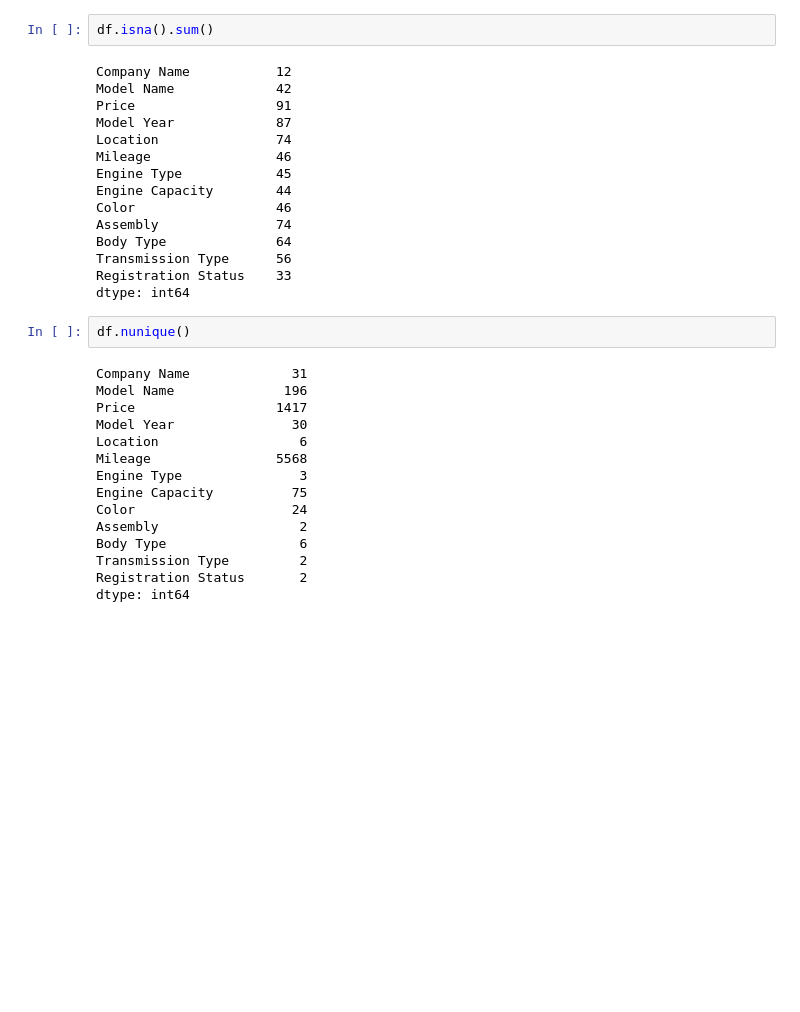
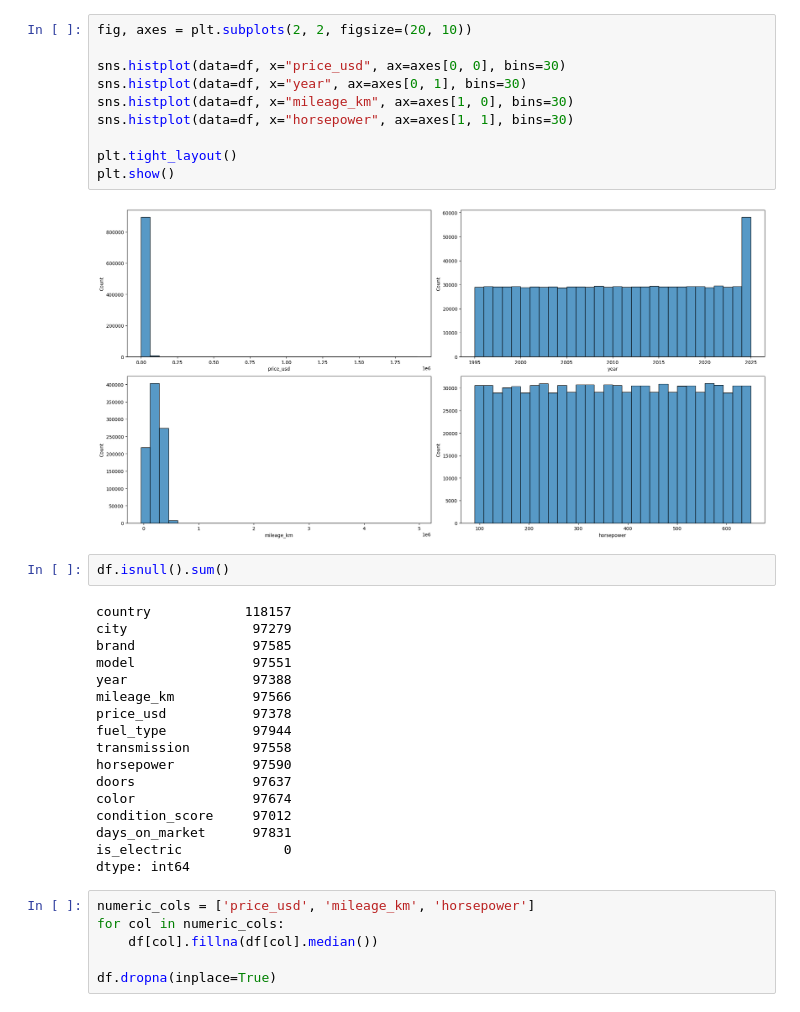
Before and after one commit to revo-off/Car-ism, a Jupyter notebook: eda.ipynb, the cells around one changed output. Drawn from its saved outputs; the diff is of its cells as text; blank space fills up the shorter version.

```diff
--- a/eda.ipynb
+++ b/eda.ipynb
@@ -41,34 +69,37 @@ memory usage: 4.6+ MB
+# %%
+fig, axes = plt.subplots(2, 2, figsize=(20, 10))
+
+sns.histplot(data=df, x="price_usd", ax=axes[0, 0], bins=30)
+sns.histplot(data=df, x="year", ax=axes[0, 1], bins=30)
+sns.histplot(data=df, x="mileage_km", ax=axes[1, 0], bins=30)
+sns.histplot(data=df, x="horsepower", ax=axes[1, 1], bins=30)
+
+plt.tight_layout()
+plt.show()
+# %% [output]
+[figure, added]
 # %%
-df.isna().sum()
+df.isnull().sum()
 # %% [output]
-Company Name           12
-Model Name             42
-Price                  91
-Model Year             87
-Location               74
-Mileage                46
-Engine Type            45
-Engine Capacity        44
-Color                  46
-Assembly               74
-Body Type              64
-Transmission Type      56
-Registration Status    33
+country            118157
+city                97279
+brand               97585
+model               97551
+year                97388
+mileage_km          97566
+price_usd           97378
+fuel_type           97944
+transmission        97558
+horsepower          97590
+doors               97637
+color               97674
+condition_score     97012
+days_on_market      97831
+is_electric             0
 dtype: int64
-# %%
-df.nunique()
-# %% [output]
-Company Name             31
-Model Name              196
-Price                  1417
-Model Year               30
-Location                  6
-Mileage                5568
-Engine Type               3
-Engine Capacity          75
-Color                    24
-Assembly                  2
-Body Type                 6
-Transmission Type         2
-Registration Status       2
-dtype: int64
+# %%
+numeric_cols = ['price_usd', 'mileage_km', 'horsepower']
+for col in numeric_cols:
+    df[col].fillna(df[col].median())
+
+df.dropna(inplace=True)
```
Also changed, not shown: parts of 11 cells of this notebook, 2 other files.
